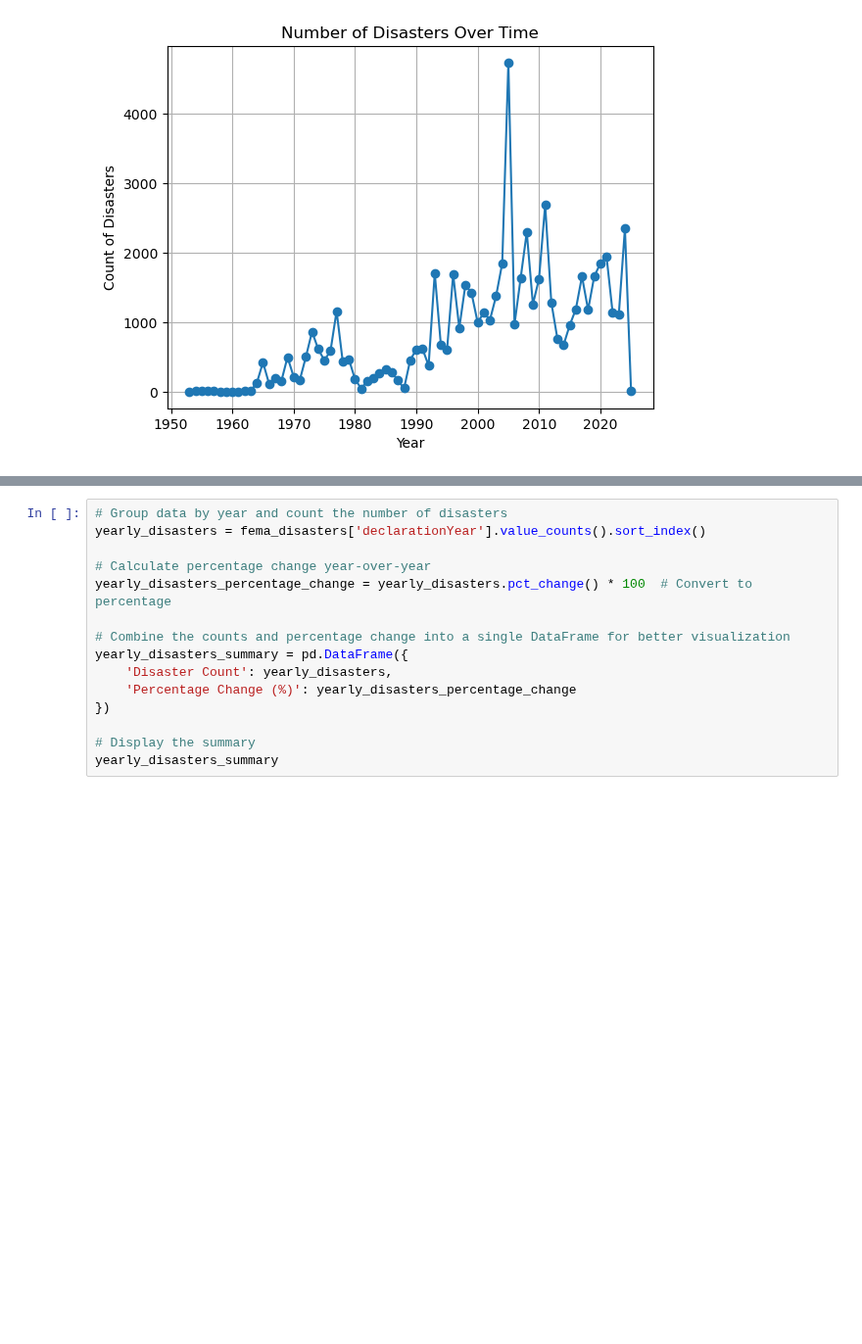
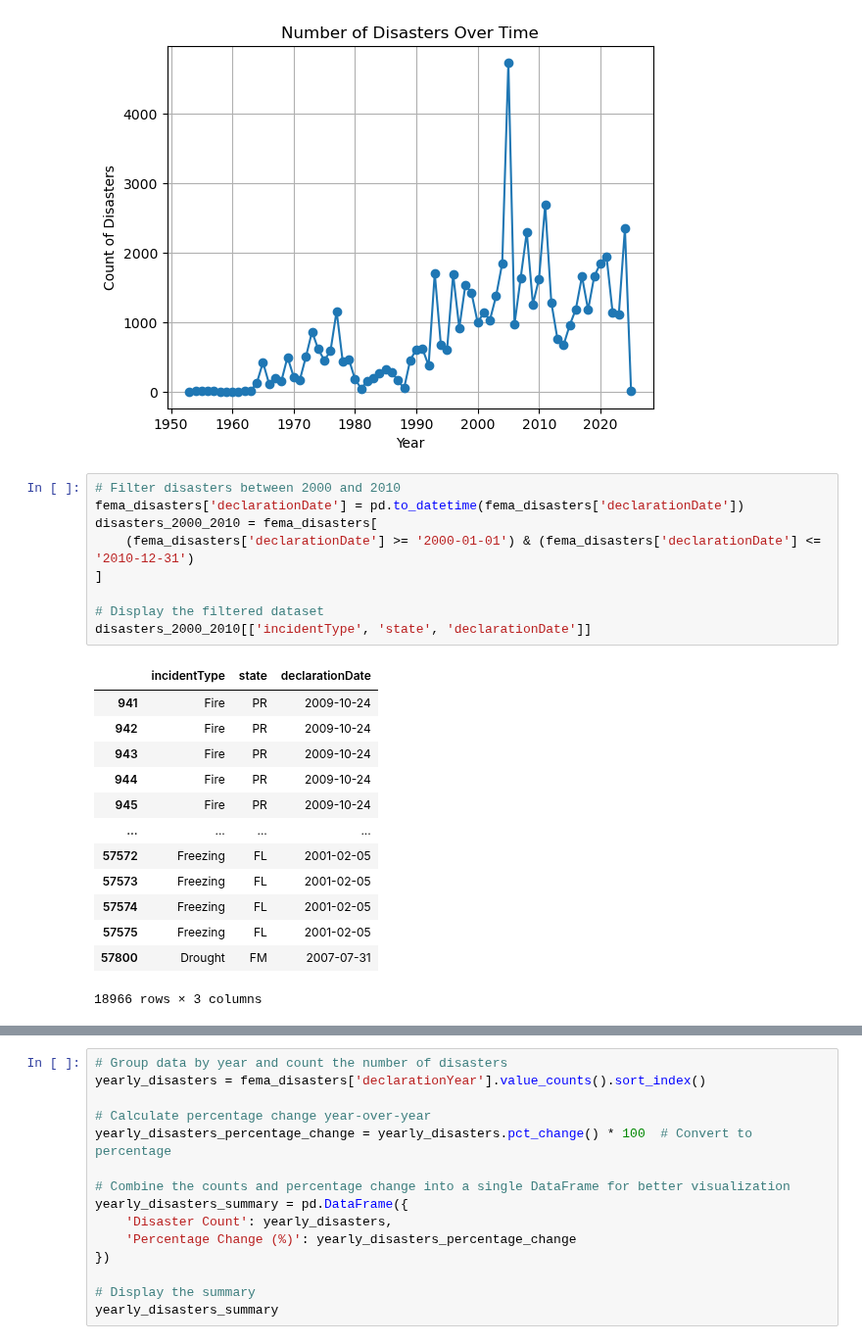
Before and after one commit to Neelka96/HavocMapper, a Jupyter notebook: data_pipeline.ipynb, the cells around one changed output, grey strips where cells are left out. Shown at 98% size. Drawn from its saved outputs; the diff is of its cells as text; blank space fills up the shorter version.

```diff
--- a/data_pipeline.ipynb
+++ b/data_pipeline.ipynb
@@ -498,3 +498,26 @@ plt.grid()
 plt.show()
 # %% [output]
 [figure]
+# %%
+# Filter disasters between 2000 and 2010
+fema_disasters['declarationDate'] = pd.to_datetime(fema_disasters['declarationDate'])
+disasters_2000_2010 = fema_disasters[
+    (fema_disasters['declarationDate'] >= '2000-01-01') & (fema_disasters['declarationDate'] <= '2010-12-31')
+]
+
+# Display the filtered dataset
+disasters_2000_2010[['incidentType', 'state', 'declarationDate']]
+# %% [output]
+|  | incidentType | state | declarationDate |
+| 941 | Fire | PR | 2009-10-24 |
+| 942 | Fire | PR | 2009-10-24 |
+| 943 | Fire | PR | 2009-10-24 |
+| 944 | Fire | PR | 2009-10-24 |
+| 945 | Fire | PR | 2009-10-24 |
+| ... | ... | ... | ... |
+| 57572 | Freezing | FL | 2001-02-05 |
+| 57573 | Freezing | FL | 2001-02-05 |
+| 57574 | Freezing | FL | 2001-02-05 |
+| 57575 | Freezing | FL | 2001-02-05 |
+| 57800 | Drought | FM | 2007-07-31 |
+18966 rows × 3 columns
```
Also changed, not shown: parts of 11 cells of this notebook.
